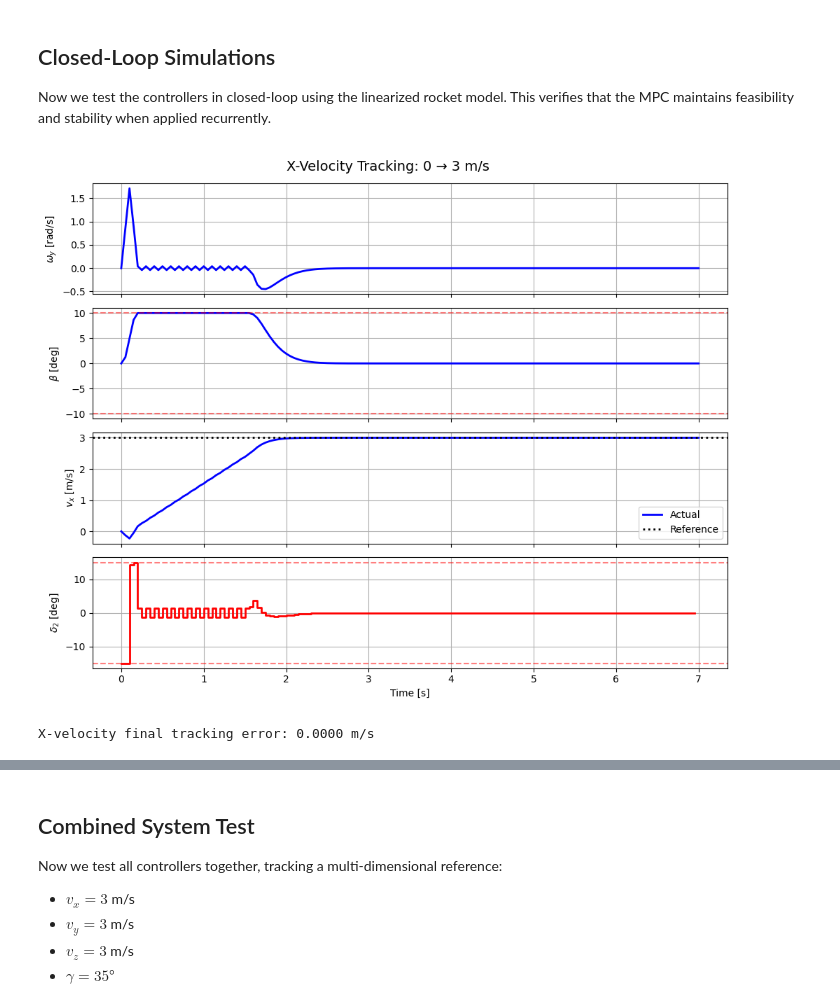
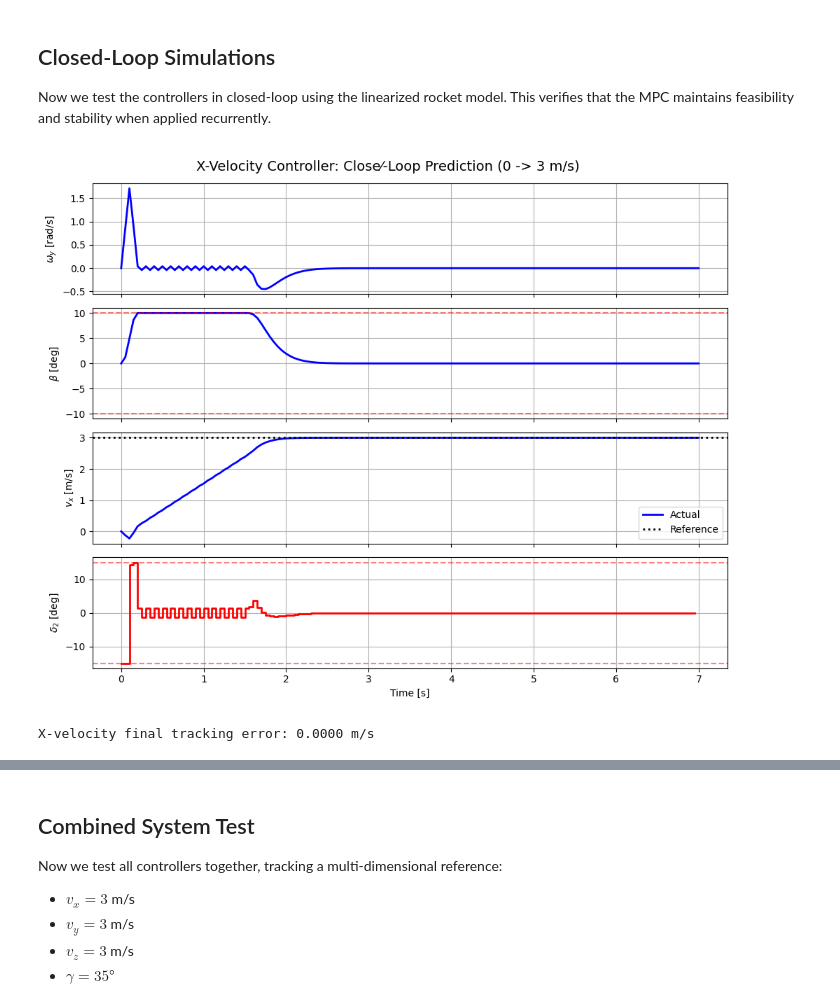
Before and after one commit to yanno27/MPC, a Jupyter notebook: project/Deliverable_3_2/Deliverable_3_2_Claude.ipynb, the cells around one changed output, grey strips where cells are left out. Cells and saved outputs as stored; diff of their text form; code cells hidden in the pictures.

```diff
--- a/project/Deliverable_3_2/Deliverable_3_2_Claude.ipynb
+++ b/project/Deliverable_3_2/Deliverable_3_2_Claude.ipynb
@@ -65,7 +65,7 @@ $$J = \sum_{k=0}^{N-1} \left( (x_k - x_{ref})^T Q (x_k - x_{ref}) + u_k^T R u_k
 # %%
 # Setup parameters
 Ts = 0.05  # Sampling time
-H = 4.0    # Horizon in seconds
+H = 7.0    # Horizon in seconds
 
 # Create rocket and controllers
 rocket = Rocket(Ts=Ts, model_params_filepath=rocket_params_path)
@@ -298,40 +298,40 @@ for k in range(N_sim):
 # Plot
 t_cl = np.arange(N_sim + 1) * Ts
 fig, axes = plt.subplots(4, 1, figsize=(10, 8), sharex=True)
-fig.suptitle('X-Velocity Tracking: 0 → 3 m/s', fontsize=14)
+fig.suptitle('X-Velocity Controller: Close⁄-Loop Prediction (0 -> 3 m/s)', fontsize=14)
 
 axes[0].plot(t_cl, x_cl_x[mpc.mpc_x.x_ids[0], :], 'b-', linewidth=2)
 axes[0].set_ylabel(r'$\omega_y$ [rad/s]')
 axes[0].grid(True)
 
 axes[1].plot(t_cl, np.rad2deg(x_cl_x[mpc.mpc_x.x_ids[1], :]), 'b-', linewidth=2)
 axes[1].axhline(y=10, color='r', linestyle='--', alpha=0.5)
 axes[1].axhline(y=-10, color='r', linestyle='--', alpha=0.5)
 axes[1].set_ylabel(r'$\beta$ [deg]')
 axes[1].grid(True)
 
 axes[2].plot(t_cl, x_cl_x[mpc.mpc_x.x_ids[2], :], 'b-', linewidth=2, label='Actual')
 axes[2].axhline(y=3.0, color='k', linestyle=':', linewidth=2, label='Reference')
 axes[2].set_ylabel(r'$v_x$ [m/s]')
 axes[2].legend()
 axes[2].grid(True)
 
 axes[3].step(t_cl[:-1], np.rad2deg(u_cl_x[mpc.mpc_x.u_ids[0], :]), 'r-', linewidth=2, where='post')
 axes[3].axhline(y=15, color='r', linestyle='--', alpha=0.5)
 axes[3].axhline(y=-15, color='r', linestyle='--', alpha=0.5)
 axes[3].set_ylabel(r'$\delta_2$ [deg]')
 axes[3].set_xlabel('Time [s]')
 axes[3].grid(True)
 
 plt.tight_layout()
 plt.savefig('deliverable_3_2_x_tracking.png', dpi=150, bbox_inches='tight')
 plt.show()
 
 # Check final tracking error
 vx_error = np.abs(x_cl_x[mpc.mpc_x.x_ids[2], -1] - 3.0)
 print(f"X-velocity final tracking error: {vx_error:.4f} m/s")
 # %% [output]
-[figure, old version]
+[figure, new version]
 X-velocity final tracking error: 0.0000 m/s
 # %%
 # Test Y-velocity tracking: 0 -> 3 m/s
```
Also changed, not shown: parts of 9 cells of this notebook, 58 other files.
